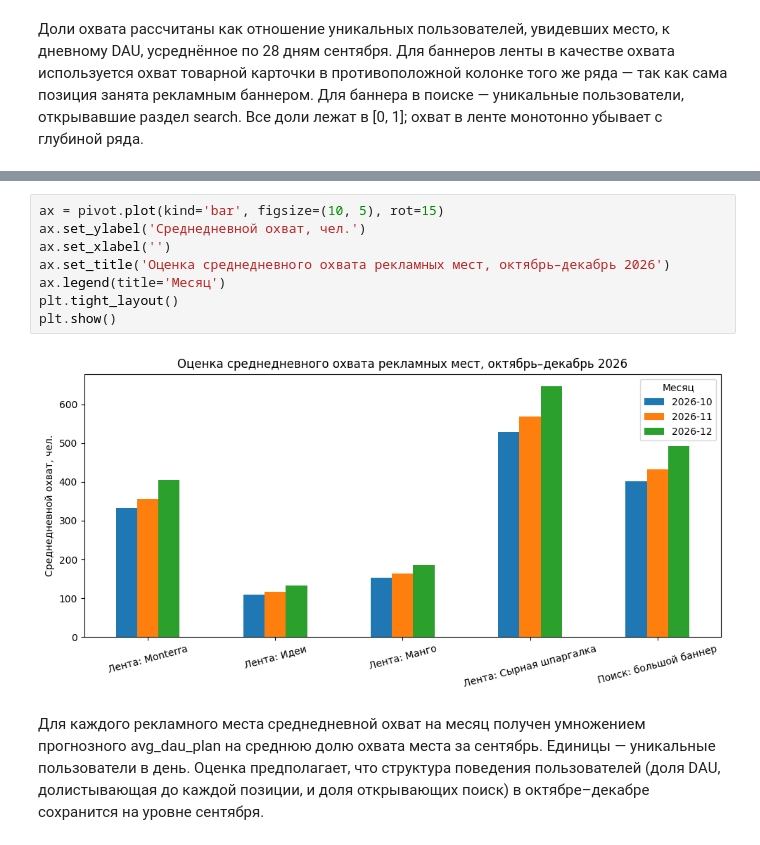
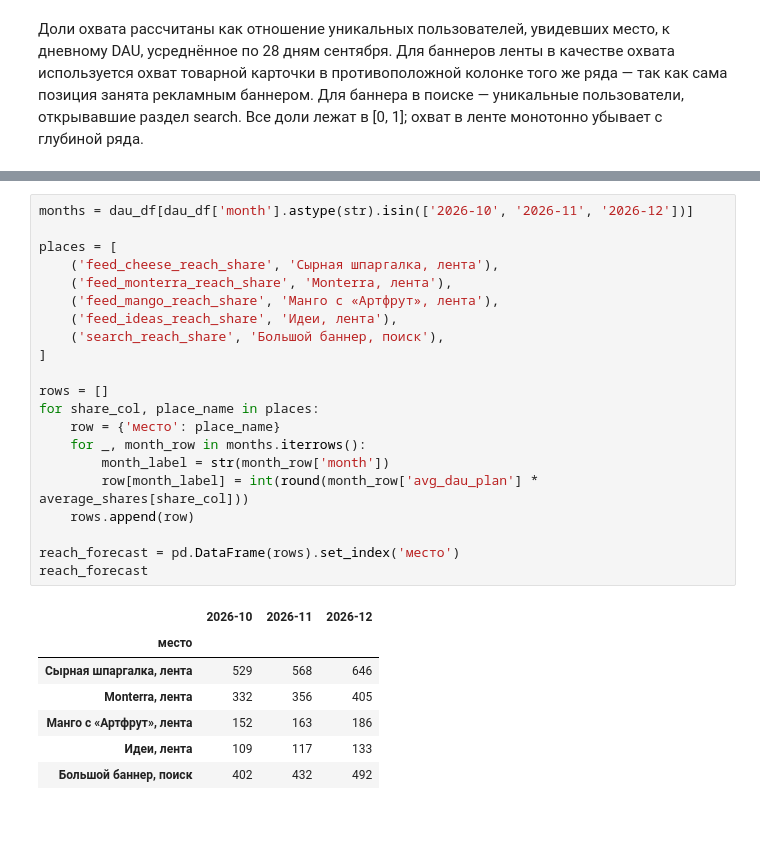
Before and after one commit to qaplwso7/andan_miem, a Jupyter notebook: dz_2/research_template.ipynb, the cells around one changed output, grey strips where cells are left out. Cells and saved outputs as stored; diff of their text form.

```diff
--- a/dz_2/research_template.ipynb
+++ b/dz_2/research_template.ipynb
@@ -427,12 +374,29 @@ pivot
-# %%
-ax = pivot.plot(kind='bar', figsize=(10, 5), rot=15)
-ax.set_ylabel('Среднедневной охват, чел.')
-ax.set_xlabel('')
-ax.set_title('Оценка среднедневного охвата рекламных мест, октябрь–декабрь 2026')
-ax.legend(title='Месяц')
-plt.tight_layout()
-plt.show()
-# %% [output]
-[figure, removed]
-# %% [markdown]
-Для каждого рекламного места среднедневной охват на месяц получен умножением прогнозного avg_dau_plan на среднюю долю охвата места за сентябрь. Единицы — уникальные пользователи в день. Оценка предполагает, что структура поведения пользователей (доля DAU, долистывающая до каждой позиции, и доля открывающих поиск) в октябре–декабре сохранится на уровне сентября.
+# %%
+months = dau_df[dau_df['month'].astype(str).isin(['2026-10', '2026-11', '2026-12'])]
+
+places = [
+    ('feed_cheese_reach_share', 'Сырная шпаргалка, лента'),
+    ('feed_monterra_reach_share', 'Monterra, лента'),
+    ('feed_mango_reach_share', 'Манго с «Артфрут», лента'),
+    ('feed_ideas_reach_share', 'Идеи, лента'),
+    ('search_reach_share', 'Большой баннер, поиск'),
+]
+
+rows = []
+for share_col, place_name in places:
+    row = {'место': place_name}
+    for _, month_row in months.iterrows():
+        month_label = str(month_row['month'])
+        row[month_label] = int(round(month_row['avg_dau_plan'] * average_shares[share_col]))
+    rows.append(row)
+
+reach_forecast = pd.DataFrame(rows).set_index('место')
+reach_forecast
+# %% [output]
+|  | 2026-10 | 2026-11 | 2026-12 |
+| место |  |  |  |
+| Сырная шпаргалка, лента | 529 | 568 | 646 |
+| Monterra, лента | 332 | 356 | 405 |
+| Манго с «Артфрут», лента | 152 | 163 | 186 |
+| Идеи, лента | 109 | 117 | 133 |
+| Большой баннер, поиск | 402 | 432 | 492 |
```
Also changed, not shown: parts of 11 cells of this notebook.
